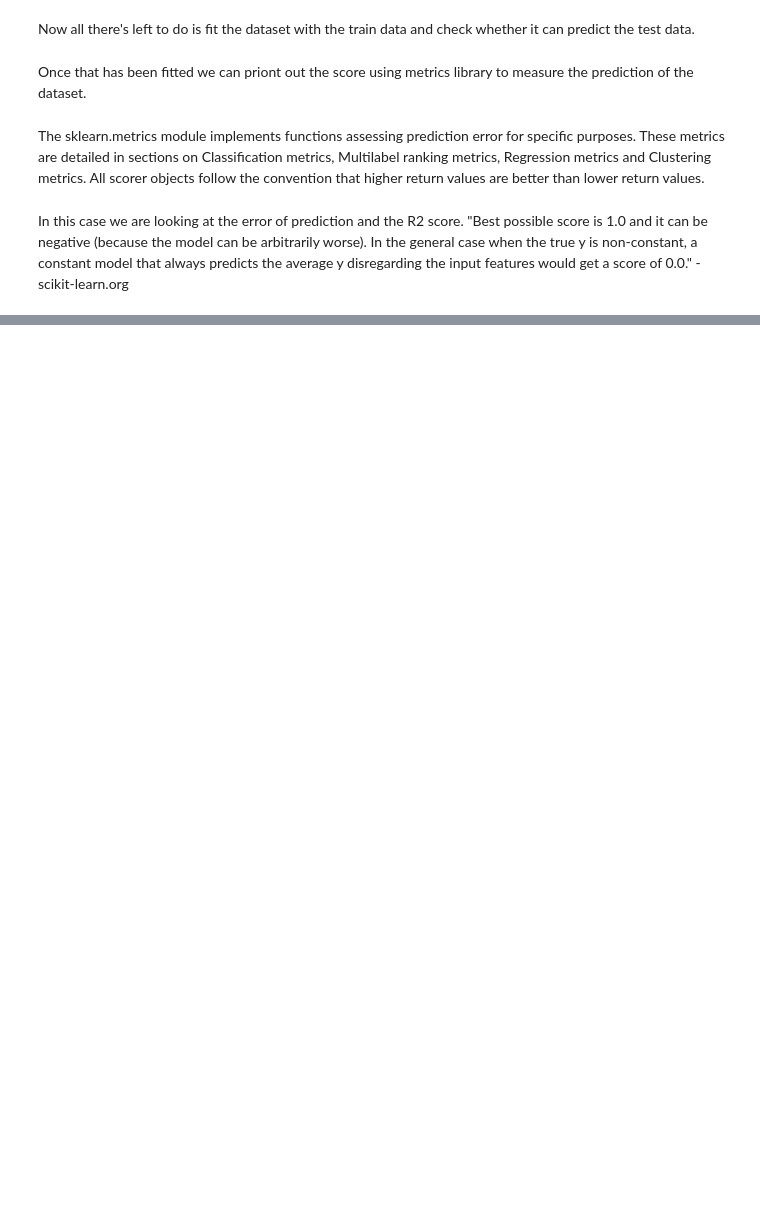
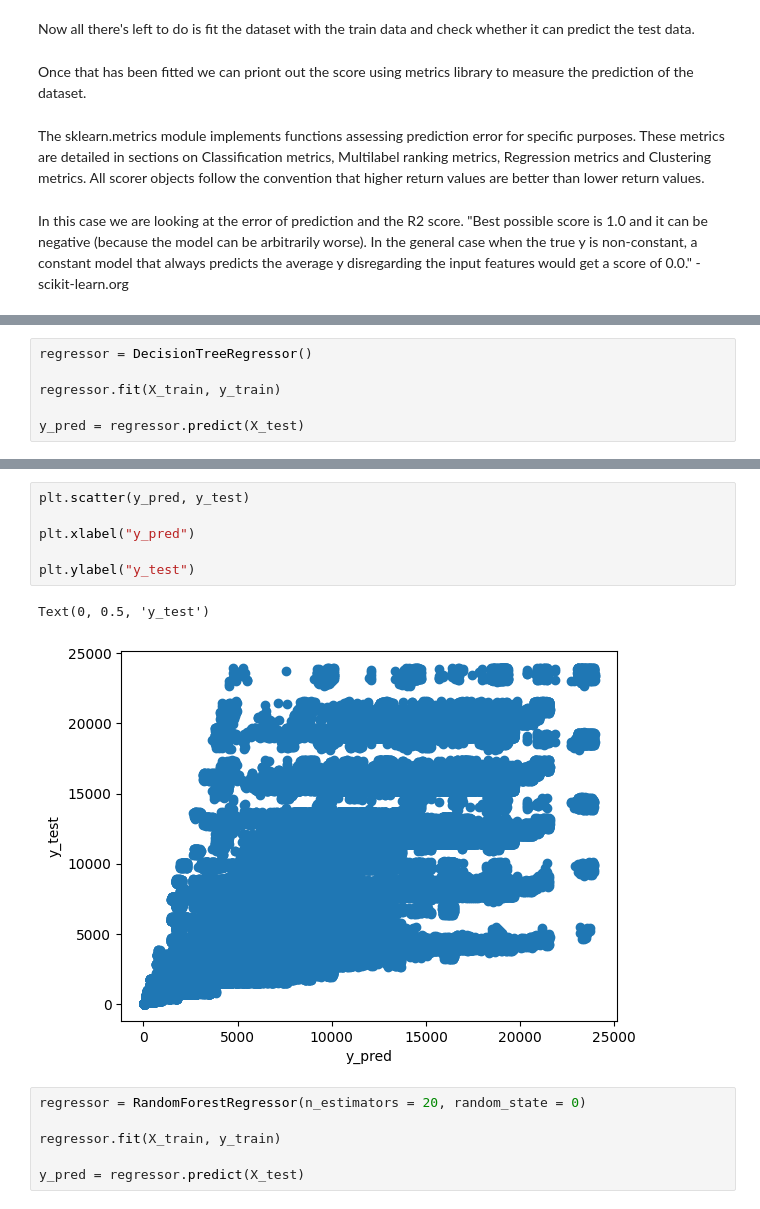
Before and after one commit to gelmisb/Modelling-using-text-mining-algorithms, a Jupyter notebook: Sales_analysis.ipynb, the cells around one changed output, grey strips where cells are left out. Saved outputs shown, nothing was run; the diff lists cells and outputs as text; blank space fills up the shorter version.

```diff
--- a/Sales_analysis.ipynb
+++ b/Sales_analysis.ipynb
@@ -285,0 +286,6 @@ Text(0, 0.5, 'y_test')
+# %%
+regressor = DecisionTreeRegressor()
+
+regressor.fit(X_train, y_train)
+
+y_pred = regressor.predict(X_test)
@@ -285,0 +302,15 @@ Text(0, 0.5, 'y_test')
+# %%
+plt.scatter(y_pred, y_test)
+
+plt.xlabel("y_pred")
+
+plt.ylabel("y_test")
+# %% [output]
+Text(0, 0.5, 'y_test')
+[figure, added]
+# %%
+regressor = RandomForestRegressor(n_estimators = 20, random_state = 0)
+
+regressor.fit(X_train, y_train)
+
+y_pred = regressor.predict(X_test)
```
Also changed, not shown: parts of 9 cells of this notebook.
